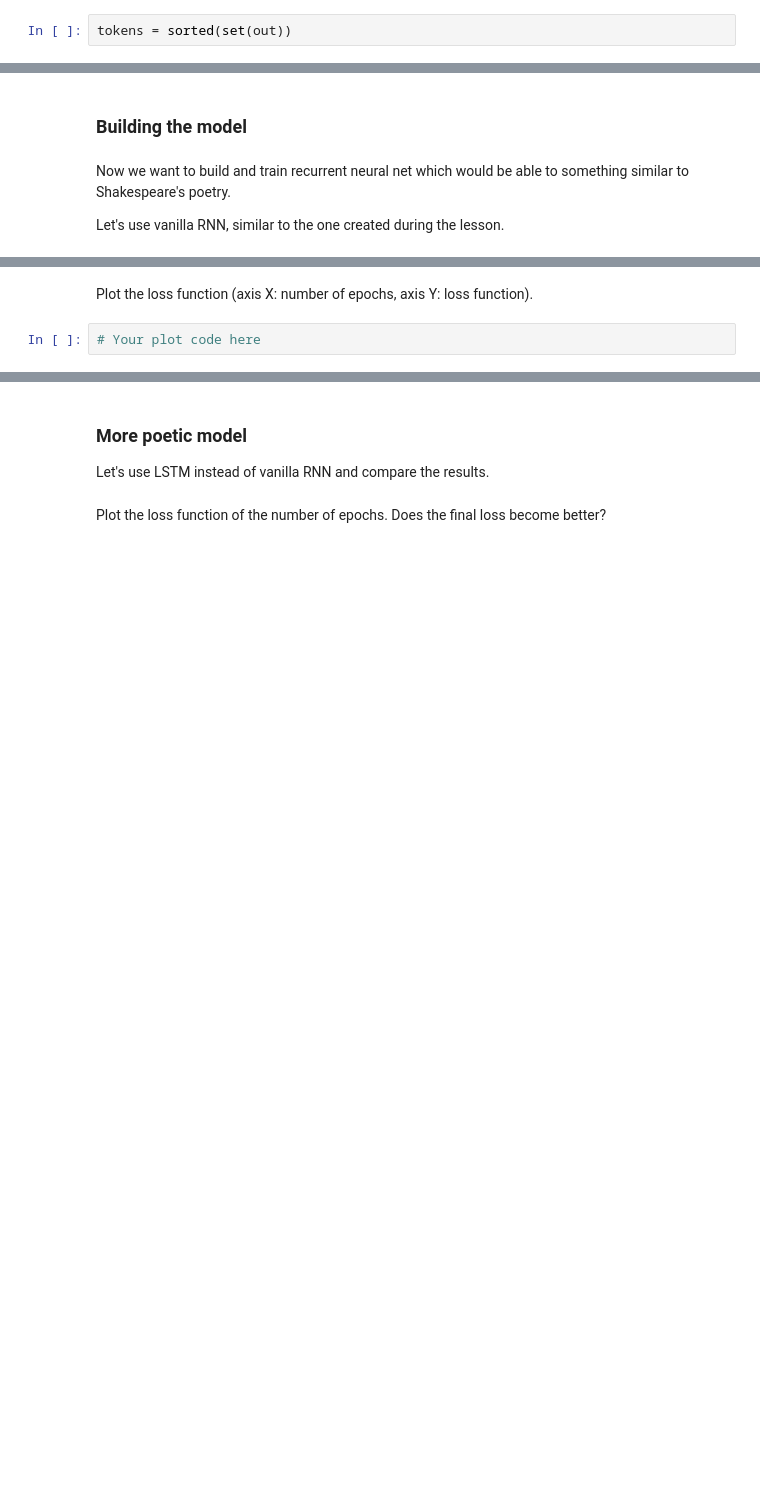
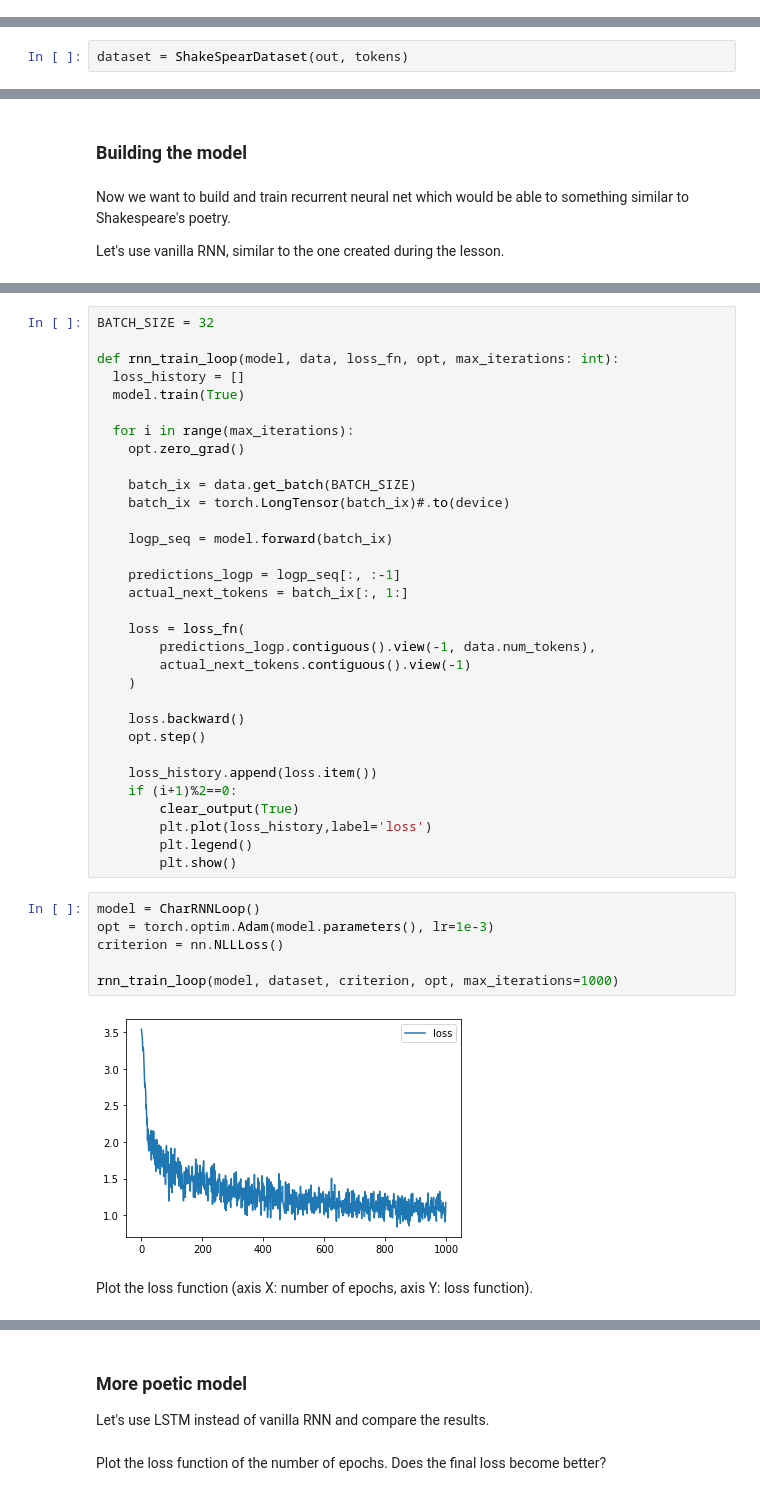
Before and after one commit to archie230/ml-mipt-solutions, a Jupyter notebook: homeworks_basic/Lab2_DL/Lab2_DL_part3_poetry.ipynb, the cells around one changed output, grey strips where cells are left out. Cells and saved outputs as stored; diff of their text form; blank space fills up the shorter version.

```diff
--- a/homeworks_basic/Lab2_DL/Lab2_DL_part3_poetry.ipynb
+++ b/homeworks_basic/Lab2_DL/Lab2_DL_part3_poetry.ipynb
@@ -90,4 +70,2 @@ Put all the characters, that you've seen in the text, into variable `tokens`.
-# %%
-tokens = sorted(set(out))
 # %% [markdown]
 Create dictionary `token_to_idx = {<char>: <index>}` and dictionary `idx_to_token = {<index>: <char>}`
@@ -100,3 +124,5 @@ Create dictionary `token_to_idx = {<char>: <index>}` and dictionary `idx_to_toke
+# %%
+dataset = ShakeSpearDataset(out, tokens)
 # %% [markdown]
 *Comment: in this task we have only 38 different tokens, so let's use one-hot encoding.*
 # %% [markdown]
@@ -110,5 +157,43 @@ Let's use vanilla RNN, similar to the one created during the lesson.
+# %%
+BATCH_SIZE = 32
+
+def rnn_train_loop(model, data, loss_fn, opt, max_iterations: int):
+  loss_history = []
+  model.train(True)
+
+  for i in range(max_iterations):
+    opt.zero_grad()
+
+    batch_ix = data.get_batch(BATCH_SIZE)
+    batch_ix = torch.LongTensor(batch_ix)#.to(device)
+
+    logp_seq = model.forward(batch_ix)
+
+    predictions_logp = logp_seq[:, :-1]
+    actual_next_tokens = batch_ix[:, 1:]
+
+    loss = loss_fn(
+        predictions_logp.contiguous().view(-1, data.num_tokens),
+        actual_next_tokens.contiguous().view(-1)
+    )
+
+    loss.backward()
+    opt.step()
+
+    loss_history.append(loss.item())
+    if (i+1)%2==0:
+        clear_output(True)
+        plt.plot(loss_history,label='loss')
+        plt.legend()
+        plt.show()
+# %%
+model = CharRNNLoop()
+opt = torch.optim.Adam(model.parameters(), lr=1e-3)
+criterion = nn.NLLLoss()
+
+rnn_train_loop(model, dataset, criterion, opt, max_iterations=1000)
+# %% [output]
+[figure, added]
 # %% [markdown]
 Plot the loss function (axis X: number of epochs, axis Y: loss function).
-# %%
-# Your plot code here
 # %%
```
Also changed, not shown: parts of 17 cells of this notebook.
